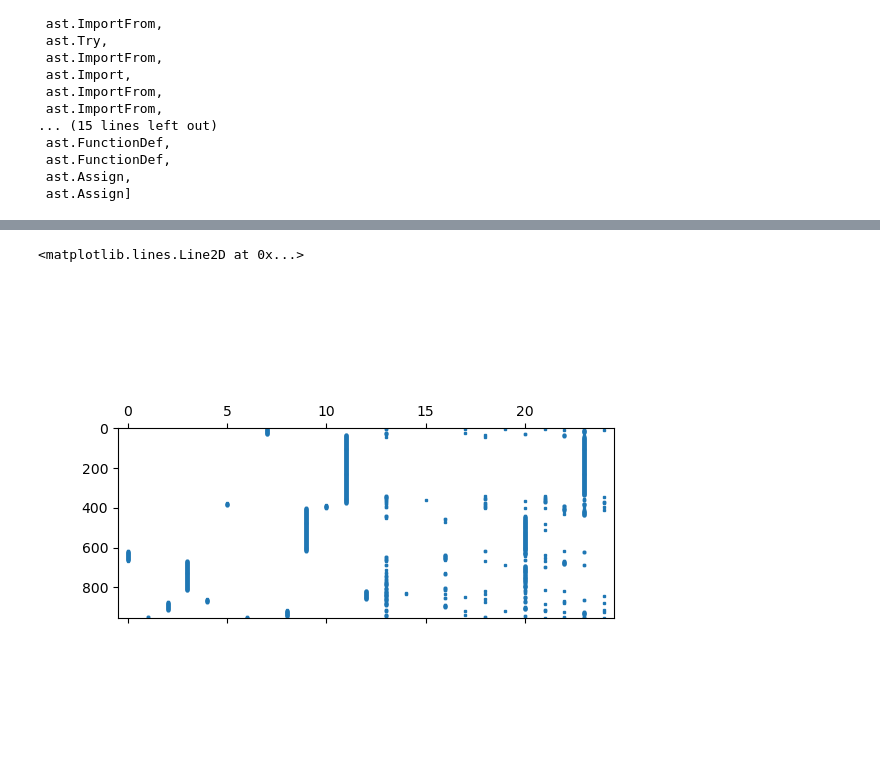
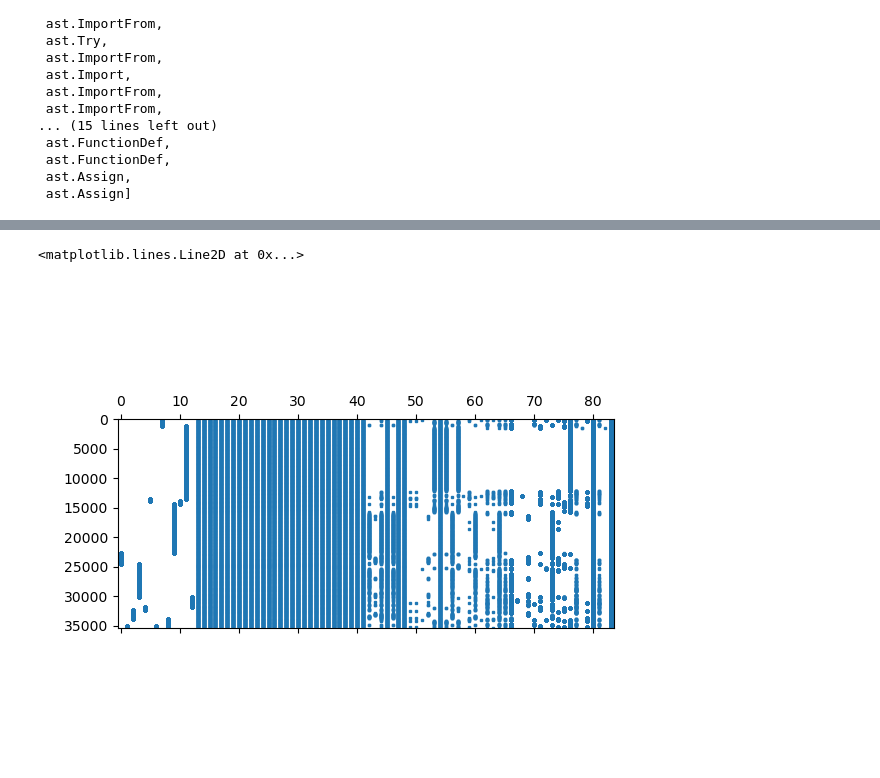
Before and after one commit to jmikedupont2/astdf, a Jupyter notebook: astdf.ipynb, the cells around one changed output, grey strips where cells are left out. Drawn from its saved outputs; the diff is of its cells as text; code cells hidden in the pictures.

```diff
--- a/astdf.ipynb
+++ b/astdf.ipynb
@@ -164,0 +170,11 @@ df2 = pd.DataFrame([ x for x in foo()],
+# %%
+df_X = pd.DataFrame(data,
+                  columns = [
+                      'module',
+                      "field",
+                      "doc",
+                      "val",
+                      "ts",
+                  ],
+                  index = map(findex, data)
+                )
@@ -165,10 +188,10 @@ df2 = pd.DataFrame([ x for x in foo()],
 # %%
 # one hot encoding
-oheall = OneHotEncoder()
-all_t = oheall.fit_transform(df2)
+oheall_X = OneHotEncoder()
+all_t_X = oheall_X.fit_transform(df_X)
+simple_matrix_X=[
+    [
+        z for z in x[0].toarray()[0]
+    ]
+ for x in all_t_X
+]
-# %%
-# this sets up the Matplotlib interactive windows:
-%matplotlib widget
-
-# this changes the default date converter for better interactive plotting of dates:
-plt.rcParams['date.converter'] = 'concise'
@@ -186,0 +268,6 @@ plt.spy(simple_matrix,aspect=0.01)
+# %%
+module_new_X=[
+   [
+           z for z in x[0].toarray()[0]
+        ]
+     for x in all_t_X ]
@@ -187,6 +280,6 @@ plt.spy(simple_matrix,aspect=0.01)
 # %%
 %matplotlib widget
-plt.spy(module_new, precision = 0.1, markersize = 2, aspect=0.01)
+plt.spy(module_new_X, precision = 0.1, markersize = 2, aspect=0.001)
 # %% [output]
 <matplotlib.lines.Line2D at 0x...>
-[figure, old version]
+[figure, new version]
```
Also changed, not shown: parts of 27 cells of this notebook.
